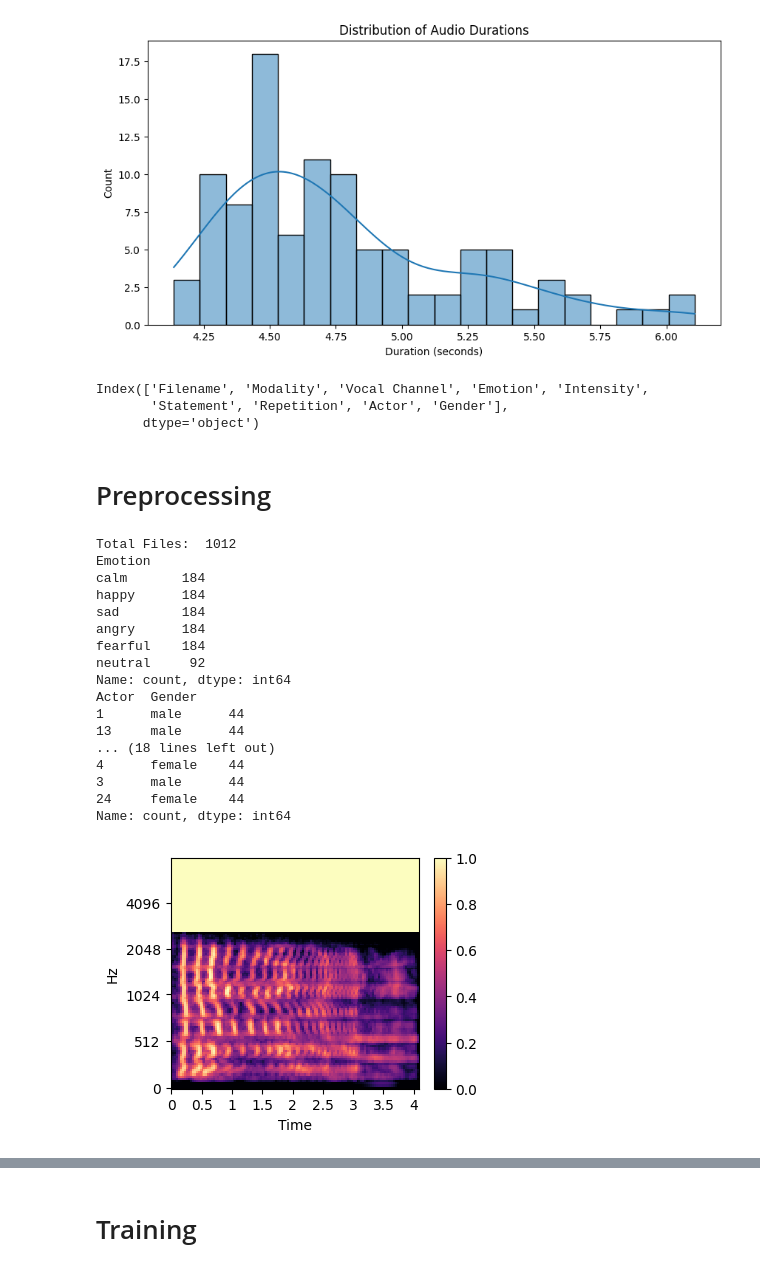
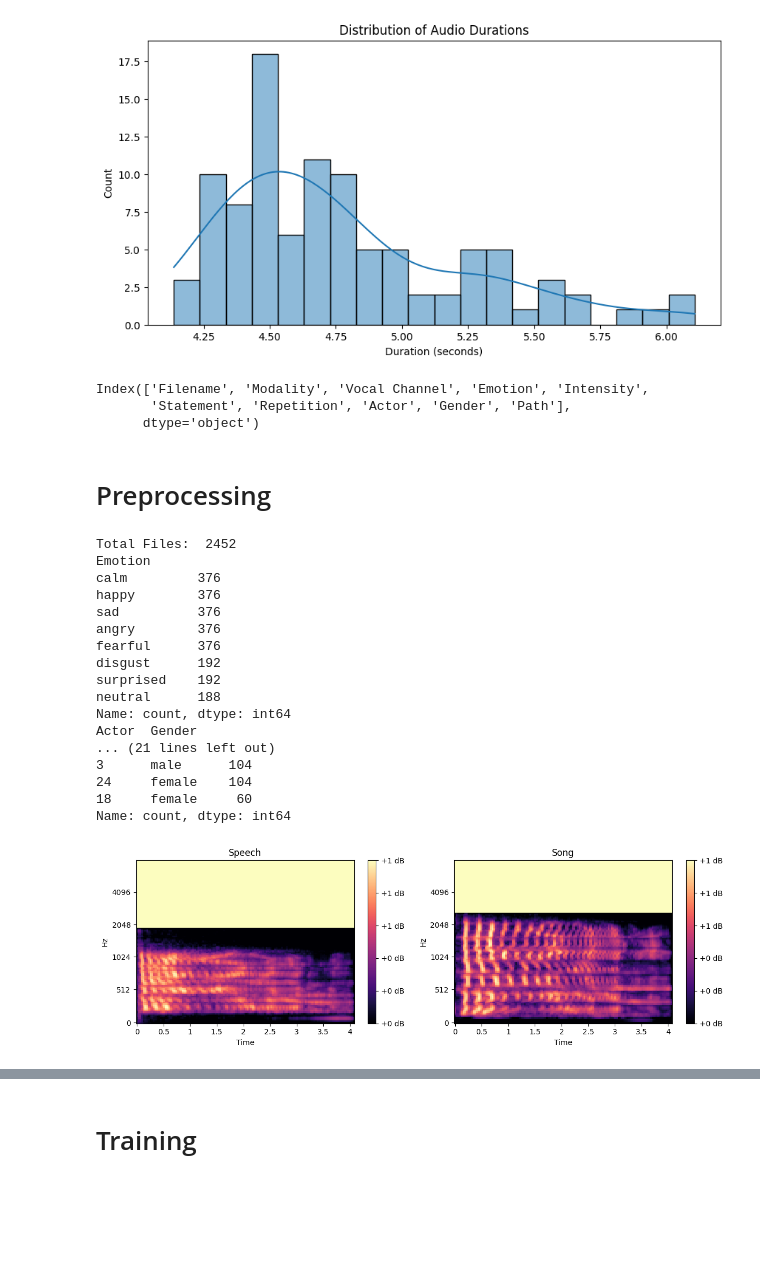
Before and after one commit to ranslemus/dl, a Jupyter notebook: Train Code/SpeechRecognition.ipynb, the cells around one changed output, grey strips where cells are left out. Cells and saved outputs as stored; diff of their text form; code cells hidden in the pictures; blank space fills up the shorter version.

Commit message:
modified the code to acces a new dataset

```diff
--- a/Train Code/SpeechRecognition.ipynb
+++ b/Train Code/SpeechRecognition.ipynb
@@ -16,12 +16,8 @@ data = []
 
 base_path = "../Dataset"
 
-for actor_folder in os.listdir(base_path):
-    actor_path = os.path.join(base_path, actor_folder)
-    if not os.path.isdir(actor_path):
-        continue
-
-    for filename in os.listdir(actor_path):
+for root, dirs, files in os.walk(base_path):
+    for filename in files:
         if not filename.lower().endswith('.wav'):
             continue
 
@@ -38,7 +34,8 @@ for actor_folder in os.listdir(base_path):
             'Statement': statement.get(parts[4]),
             'Repetition': repetition.get(parts[5]),
             'Actor': int(parts[6]),
-            'Gender': 'male' if int(parts[6]) % 2 == 1 else 'female'
+            'Gender': 'male' if int(parts[6]) % 2 == 1 else 'female',
+            'Path': root  # path lengkap ke folder tempat file berada
         }
         data.append(file_info)
 
@@ -138,7 +151,7 @@ plt.show()
 df.columns
 # %% [output]
 Index(['Filename', 'Modality', 'Vocal Channel', 'Emotion', 'Intensity',
-       'Statement', 'Repetition', 'Actor', 'Gender'],
+       'Statement', 'Repetition', 'Actor', 'Gender', 'Path'],
       dtype='object')
 # %% [markdown]
 # Preprocessing
@@ -158,23 +171,32 @@ print("Total Files: ", len(df))
 print(df['Emotion'].value_counts())
 print(df[['Actor', 'Gender']].value_counts())
 # %% [output]
-Total Files:  1012
+Total Files:  2452
 Emotion
-calm       184
-happy      184
-sad        184
-angry      184
-fearful    184
-neutral     92
+calm         376
+happy        376
+sad          376
+angry        376
+fearful      376
+disgust      192
+surprised    192
+neutral      188
 Name: count, dtype: int64
 Actor  Gender
-1      male      44
-13     male      44
-... (18 lines left out)
-4      female    44
-3      male      44
-24     female    44
+... (21 lines left out)
+3      male      104
+24     female    104
+18     female     60
 Name: count, dtype: int64
+# %%
+def make_full_path(row):
+  if row['Vocal Channel'] == 'speech':
+    base = os.path.join("../Dataset/Audio_Speech_Actors", f"Actor_{int(row['Actor']):02d}")
+  else:
+    base = os.path.join("../Dataset/Audio_Song_Actors", f"Actor_{int(row['Actor']):02d}")
+  return os.path.join(base, row['Filename'])
+
+df['path'] = df.apply(make_full_path, axis=1)
 # %%
 SR = 16000
 N_Mels = 128
@@ -207,7 +229,32 @@ def wav_to_mel(path, sr=SR, n_mels = N_Mels, target_width = Target_Width):
   img3 = np.stack([img, img, img], axis = -1)
   return img3
 # %%
-sample_img = wav_to_mel(df['path'].iloc[0])
-plt.figure(figsize=(4,3)); librosa.display.specshow(sample_img[:,:,0].T, sr=SR, x_axis='time', y_axis='mel'); plt.colorbar(); plt.show()
+import librosa.display
+
+speech_sample = df[df['Vocal Channel'] == 'speech'].iloc[0]
+song_sample   = df[df['Vocal Channel'] == 'song'].iloc[0]
+
+speech_img = wav_to_mel(speech_sample['path'])
+song_img   = wav_to_mel(song_sample['path'])
+
+if speech_img is None or song_img is None:
+    print("Ada file yang gagal di-load")
+else:
+    plt.figure(figsize=(12,4))
+
+    # Plot speech
+    plt.subplot(1,2,1)
+    librosa.display.specshow(speech_img[:,:,0].T, sr=SR, x_axis='time', y_axis='mel')
+    plt.title('Speech')
+    plt.colorbar(format='%+2.0f dB')
+
+    # Plot song
+    plt.subplot(1,2,2)
+    librosa.display.specshow(song_img[:,:,0].T, sr=SR, x_axis='time', y_axis='mel')
+    plt.title('Song')
+    plt.colorbar(format='%+2.0f dB')
+
+    plt.tight_layout()
+    plt.show()
 # %% [output]
-[figure, old version]
+[figure, new version]
```
Also changed, not shown: parts of 17 cells of this notebook.
